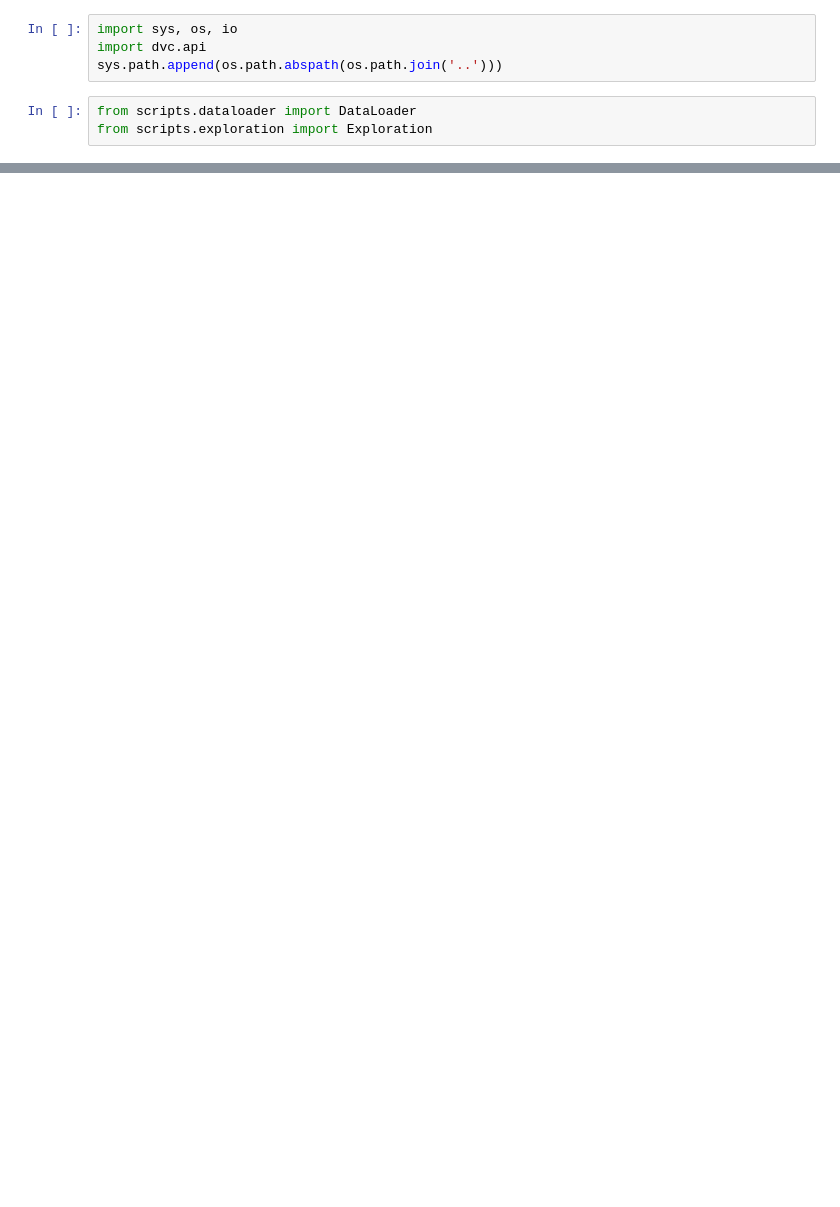
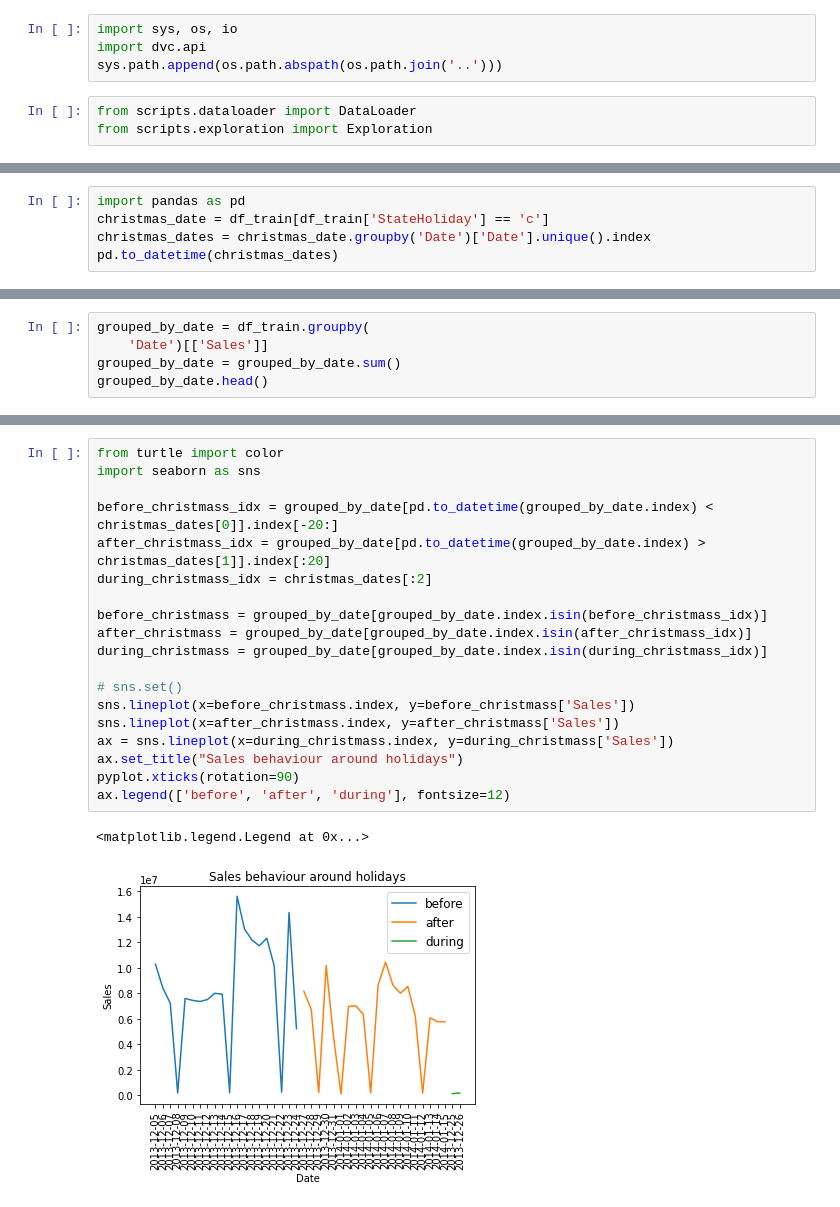
Before and after one commit to Haylemicheal/Pharmaceutical-Sales-Prediction, a Jupyter notebook: notebooks/EDA.ipynb, the cells around one changed output, grey strips where cells are left out. Drawn from its saved outputs; the diff is of its cells as text; blank space fills up the shorter version.

```diff
--- a/notebooks/EDA.ipynb
+++ b/notebooks/EDA.ipynb
@@ -72,0 +57,5 @@ Fortunatly, We don't have a missing value in the training csv file
+# %%
+import pandas as pd
+christmas_date = df_train[df_train['StateHoliday'] == 'c']
+christmas_dates = christmas_date.groupby('Date')['Date'].unique().index
+pd.to_datetime(christmas_dates)
@@ -72,0 +64,5 @@ Fortunatly, We don't have a missing value in the training csv file
+# %%
+grouped_by_date = df_train.groupby(
+    'Date')[['Sales']]
+grouped_by_date = grouped_by_date.sum()
+grouped_by_date.head()
@@ -72,0 +77,22 @@ Fortunatly, We don't have a missing value in the training csv file
+# %%
+from turtle import color
+import seaborn as sns
+
+before_christmass_idx = grouped_by_date[pd.to_datetime(grouped_by_date.index) < christmas_dates[0]].index[-20:]
+after_christmass_idx = grouped_by_date[pd.to_datetime(grouped_by_date.index) > christmas_dates[1]].index[:20]
+during_christmass_idx = christmas_dates[:2]
+
+before_christmass = grouped_by_date[grouped_by_date.index.isin(before_christmass_idx)]
+after_christmass = grouped_by_date[grouped_by_date.index.isin(after_christmass_idx)]
+during_christmass = grouped_by_date[grouped_by_date.index.isin(during_christmass_idx)]
+
+# sns.set()
+sns.lineplot(x=before_christmass.index, y=before_christmass['Sales'])
+sns.lineplot(x=after_christmass.index, y=after_christmass['Sales'])
+ax = sns.lineplot(x=during_christmass.index, y=during_christmass['Sales'])
+ax.set_title("Sales behaviour around holidays")
+pyplot.xticks(rotation=90)
+ax.legend(['before', 'after', 'during'], fontsize=12)
+# %% [output]
+<matplotlib.legend.Legend at 0x...>
+[figure, added]
```
Also changed, not shown: parts of 27 cells of this notebook, 1 other file.
